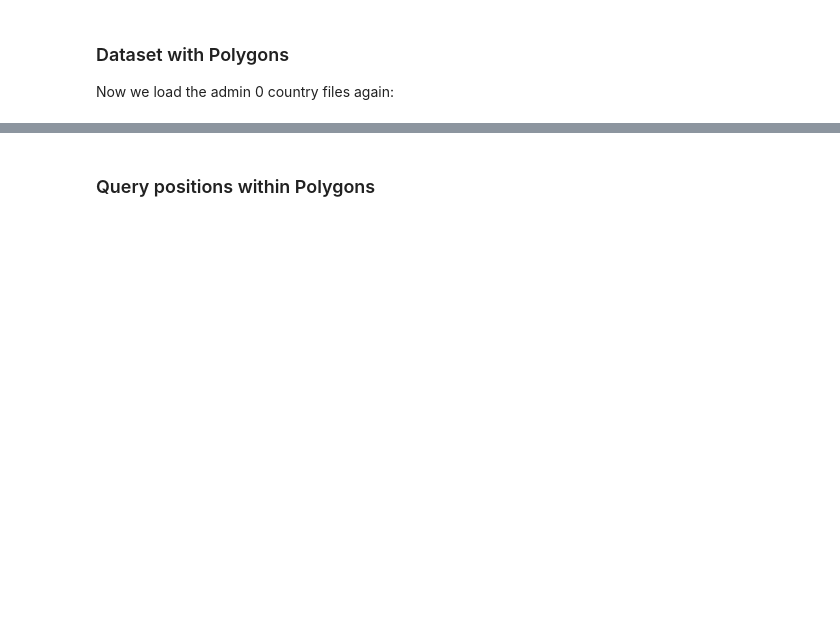
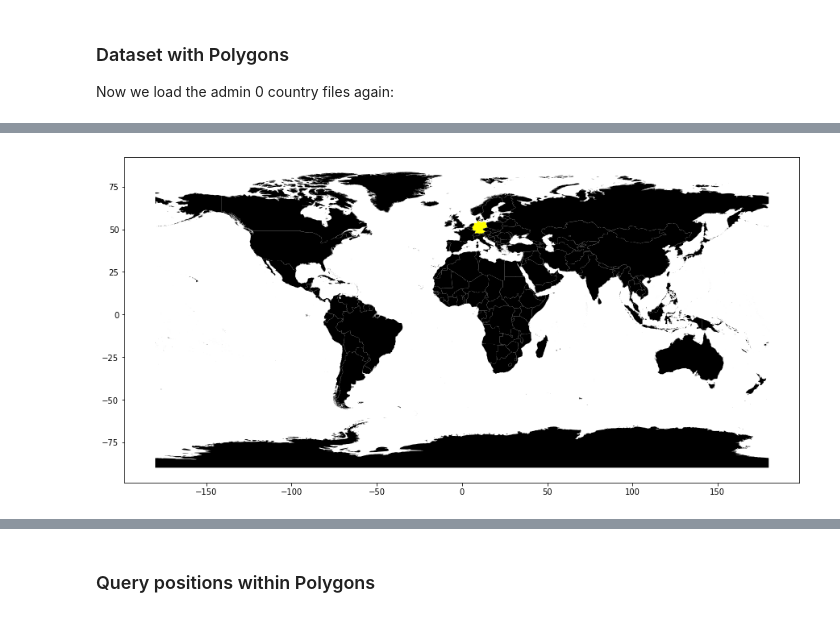
Before and after one commit to martinchristen/PythonCamp2019, a Jupyter notebook: GeoDatenProzessierung/notebook_pycamp2019.ipynb, the cells around one changed output, grey strips where cells are left out. Drawn from its saved outputs; the diff is of its cells as text; code cells hidden in the pictures; blank space fills up the shorter version.

```diff
--- a/GeoDatenProzessierung/notebook_pycamp2019.ipynb
+++ b/GeoDatenProzessierung/notebook_pycamp2019.ipynb
@@ -372,8 +495,10 @@ de.plot(figsize=(15,9))
 # %%
 restoftheworld = countries2[countries2['NAME'] != "Germany"]
 
-ax = de.plot(figsize=(15,9), color="green")
+ax = de.plot(figsize=(15,9), color="yellow")
 restoftheworld.plot(ax=ax, color="black");
+# %% [output]
+[figure, added]
 # %%
 #type(de.geometry) # GeoSeries
 type(de.iloc[0].geometry) # shapely.geometry.multipolygon.MultiPolygon or Polygon
```
Also changed, not shown: parts of 35 cells of this notebook.
